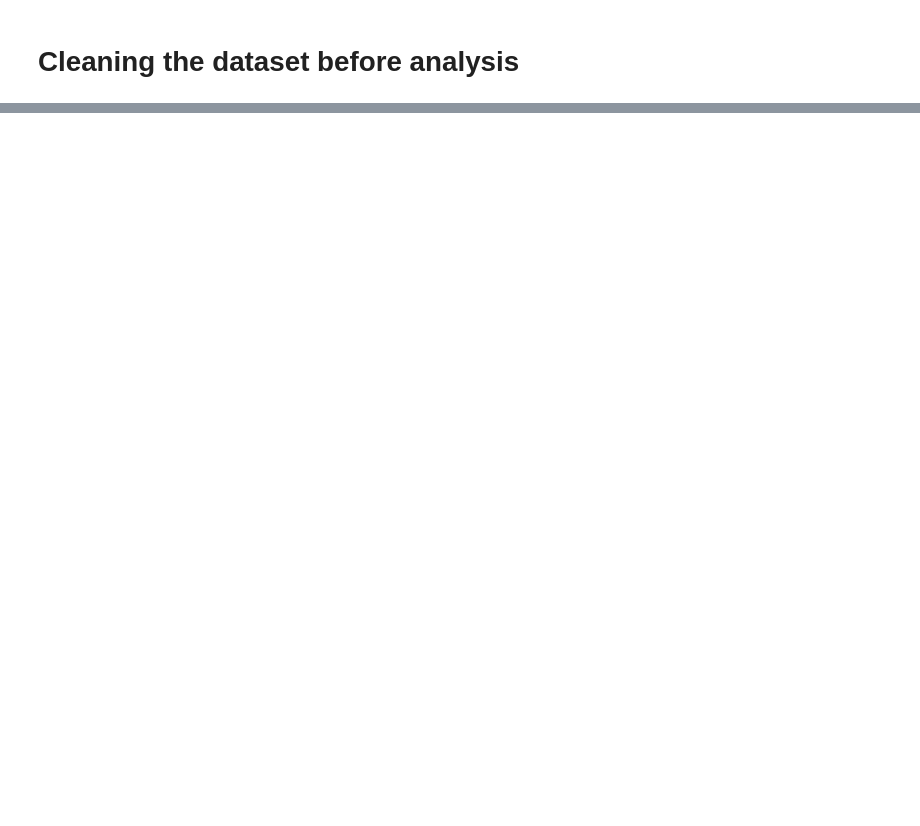
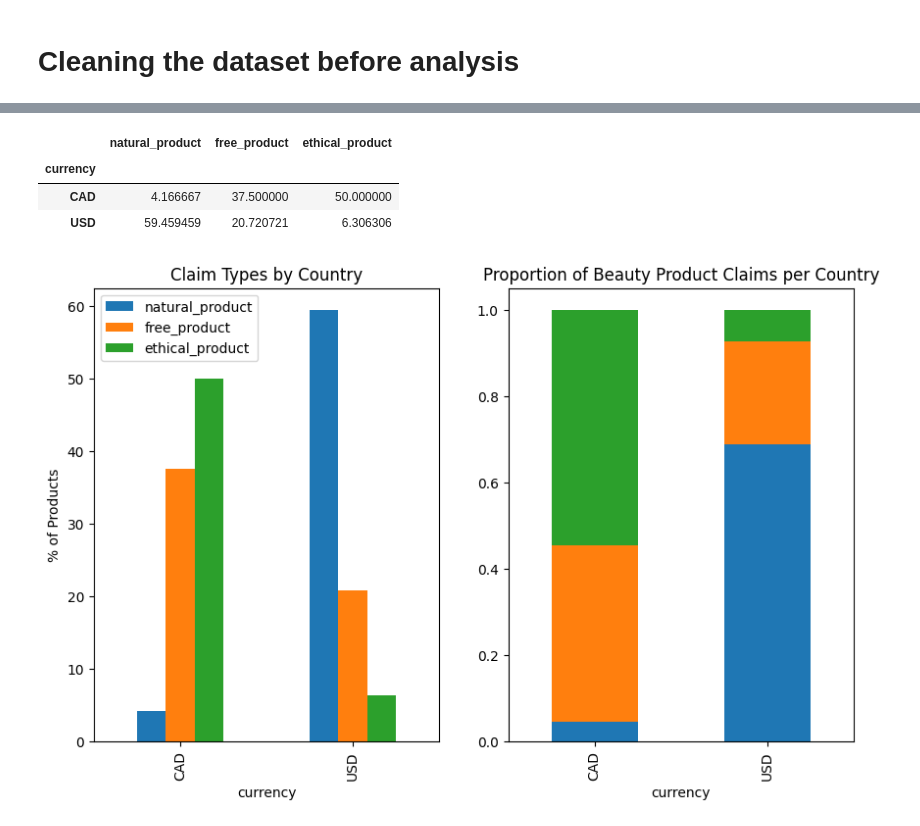
Before and after one commit to AmiJoba22/TEPP_Data_Project, a Jupyter notebook: notebooks/Christina_EDA.ipynb, the cells around one changed output, grey strips where cells are left out. Saved outputs shown, nothing was run; the diff lists cells and outputs as text; code cells hidden in the pictures; blank space fills up the shorter version.

Commit message:
added final visualizations to the EDA

```diff
--- a/notebooks/Christina_EDA.ipynb
+++ b/notebooks/Christina_EDA.ipynb
@@ -296,0 +318,6 @@ unpack_tag_list(df['tag_list'].iloc[0])
+# %%
+# subsetting out entries missing Currency Values and missing Tag values
+df_clean = df_interim[df_interim['tag_list'].str.len() > 0][['currency', 'tag_list']]
+df_clean = df_clean.explode('tag_list')
+print(df_clean.shape)
+df_clean.head()
@@ -296,0 +391,5 @@ unpack_tag_list(df['tag_list'].iloc[0])
+# %%
+df_clean['natural_product'] = np.where(df_clean['tag_list'].isin(natural_tags), 1, 0)
+df_clean['free_product'] = np.where(df_clean['tag_list'].isin(exposure_tags), 1, 0)
+df_clean['ethical_product'] = np.where(df_clean['tag_list'].isin(ethical_tags), 1, 0)
+df_clean
@@ -296,0 +446,20 @@ unpack_tag_list(df['tag_list'].iloc[0])
+# %%
+country_summary = (df_clean.groupby('currency')[['natural_product','free_product','ethical_product']].mean()* 100)
+country_summary
+# %% [output]
+|  | natural_product | free_product | ethical_product |
+| currency |  |  |  |
+| CAD | 4.166667 | 37.500000 | 50.000000 |
+| USD | 59.459459 | 20.720721 | 6.306306 |
+# %%
+fix, ax = plt.subplots(1,2, figsize=(18,6))
+country_summary.plot(ax=ax[0], title='Claim Types by Country',
+                     kind='bar', figsize=(10,6))
+ax[0].set_ylabel('% of Products')
+country_summary.div(country_summary.sum(axis=1),axis=0).plot(
+    ax=ax[1], title='Proportion of Beauty Product Claims per Country',
+    kind='bar', legend=False,
+    stacked=True)
+plt.show()
+# %% [output]
+[figure, added]
```
Also changed, not shown: parts of 33 cells of this notebook.
